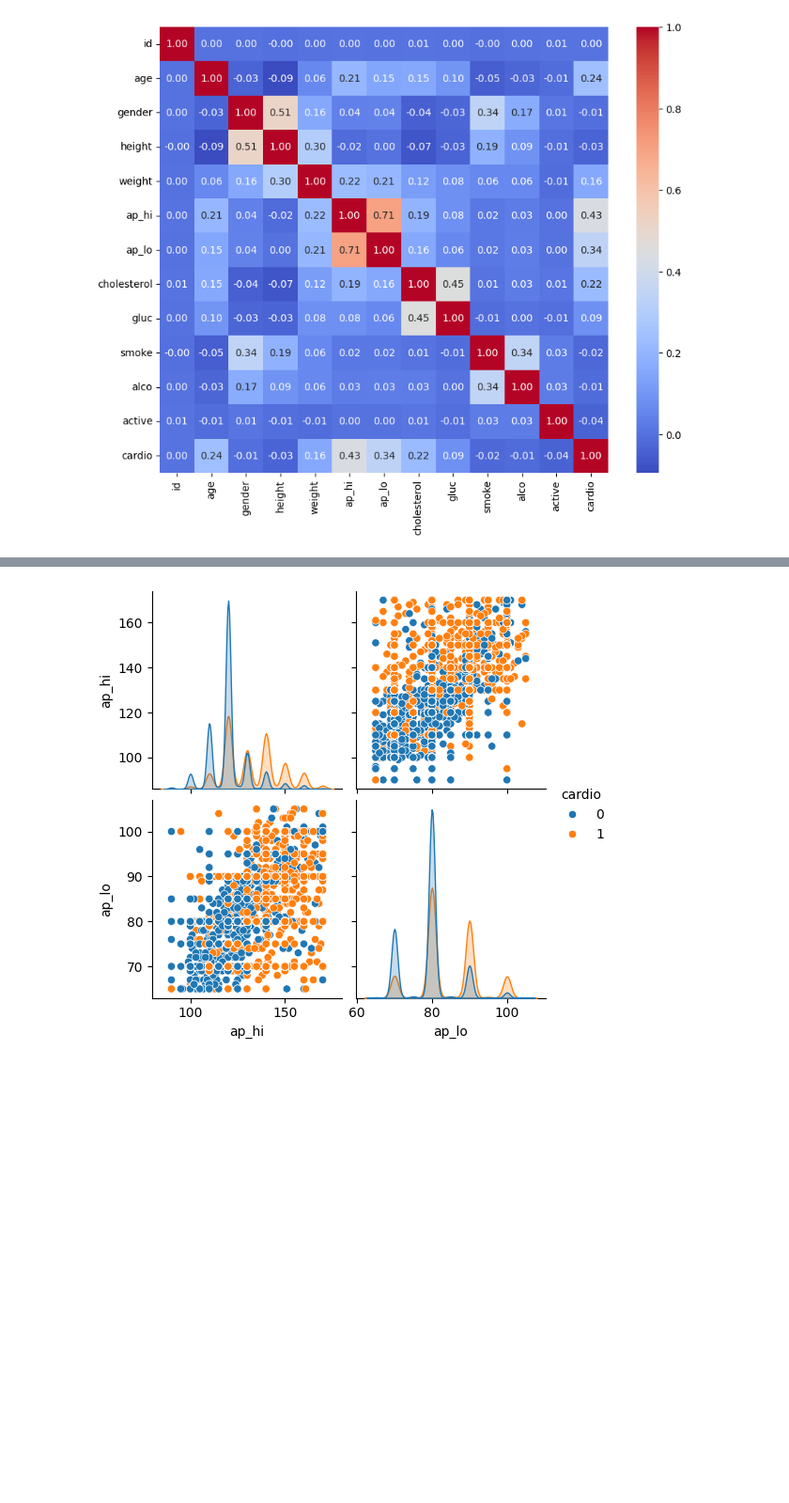
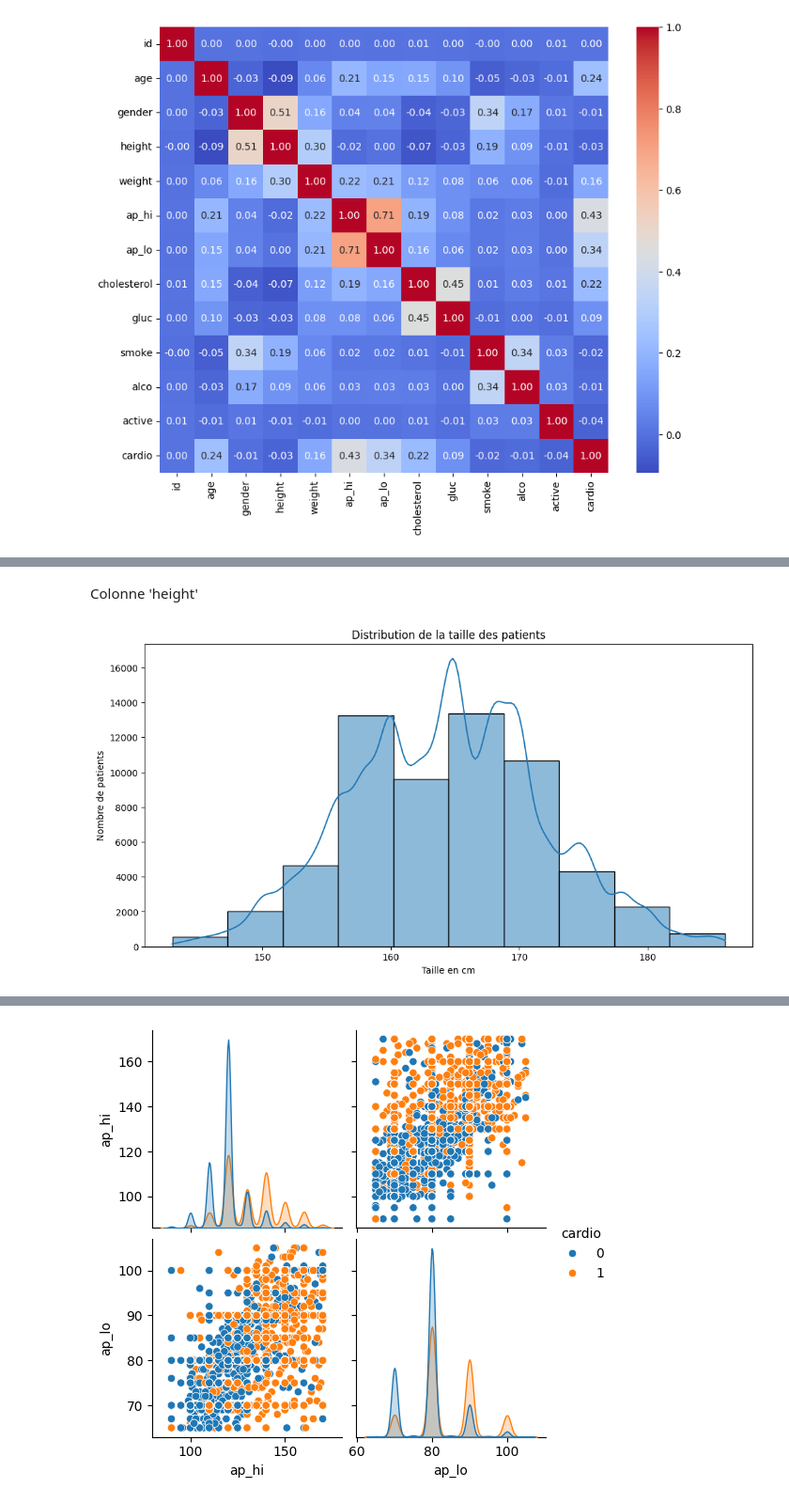
Before and after one commit to antonella-giovannetti/cardio-vasc-risks, a Jupyter notebook: Exploratory analysis.ipynb, the cells around one changed output, grey strips where cells are left out. Shown at 94% size. Cells and saved outputs as stored; diff of their text form; code cells hidden in the pictures; blank space fills up the shorter version.

```diff
--- a/Exploratory analysis.ipynb
+++ b/Exploratory analysis.ipynb
@@ -304,0 +350,11 @@ plt.show()
+# %% [markdown]
+Colonne 'height'
+# %%
+plt.figure(figsize=(12, 6))
+sns.histplot(df['height'], bins=10, kde=True)
+plt.title('Distribution de la taille des patients')
+plt.xlabel('Taille en cm')
+plt.ylabel('Nombre de patients')
+plt.show()
+# %% [output]
+[figure, added]
```
Also changed, not shown: parts of 48 cells of this notebook.
